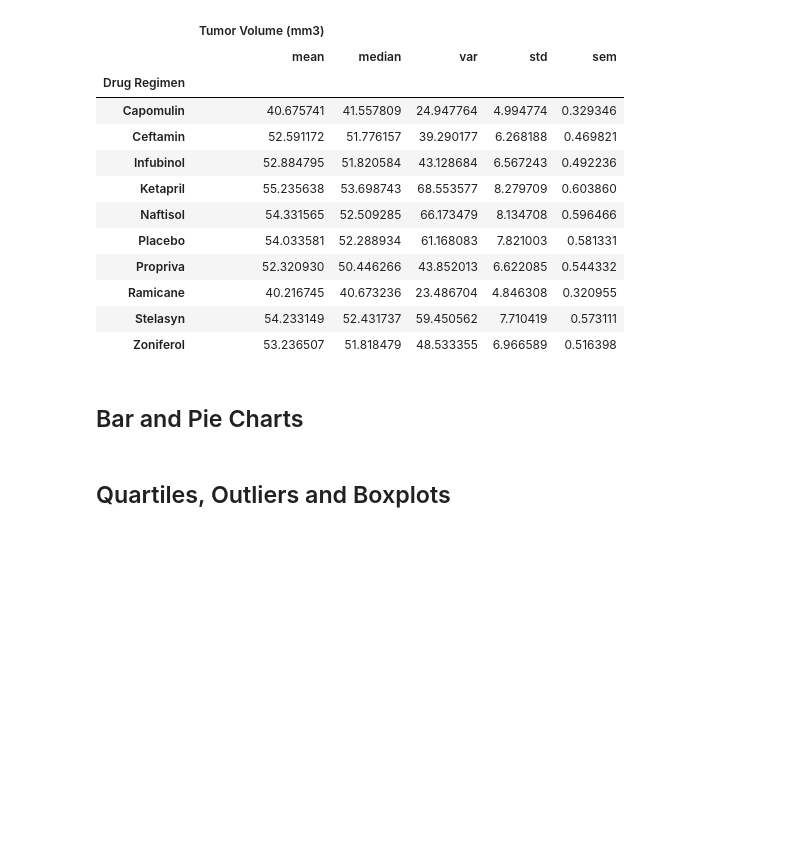
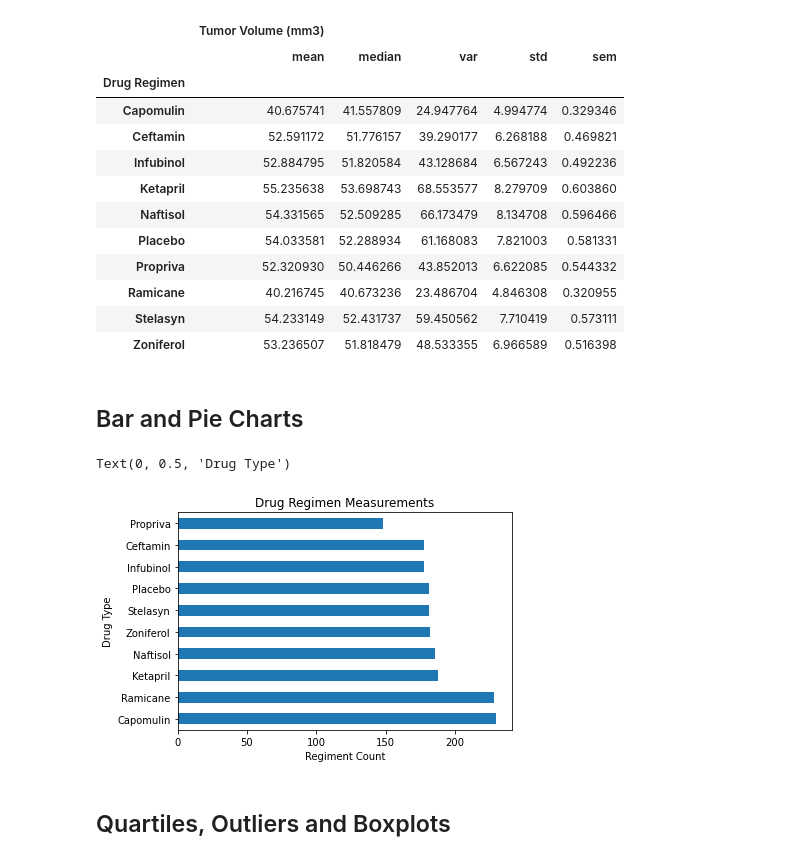
Before and after one commit to Chadwick-N/MatPlotLib-Challenge, a Jupyter notebook: Pymaceuticals/pymaceuticals_starter.ipynb, the cells around one changed output. Drawn from its saved outputs; the diff is of its cells as text; code cells hidden in the pictures; blank space fills up the shorter version.

```diff
--- a/Pymaceuticals/pymaceuticals_starter.ipynb
+++ b/Pymaceuticals/pymaceuticals_starter.ipynb
@@ -131,6 +131,19 @@ agg_stats_df
 ## Bar and Pie Charts
 # %%
 # Generate a bar plot showing the total number of measurements taken on each drug regimen using pandas.
+regimen_count = clean_mice_df['Drug Regimen'].value_counts()
+
+x_axis = regimen_count.values
+y_axis = regimen_count.index
+
+regimen_count.plot.barh(stacked=True);
+
+plt.title("Drug Regimen Measurements")
+plt.xlabel("Regiment Count")
+plt.ylabel("Drug Type")
+# %% [output]
+Text(0, 0.5, 'Drug Type')
+[figure, added]
 # %%
 # Generate a bar plot showing the total number of measurements taken on each drug regimen using pyplot.
 # %%
```
Also changed, not shown: parts of 1 cell of this notebook.
